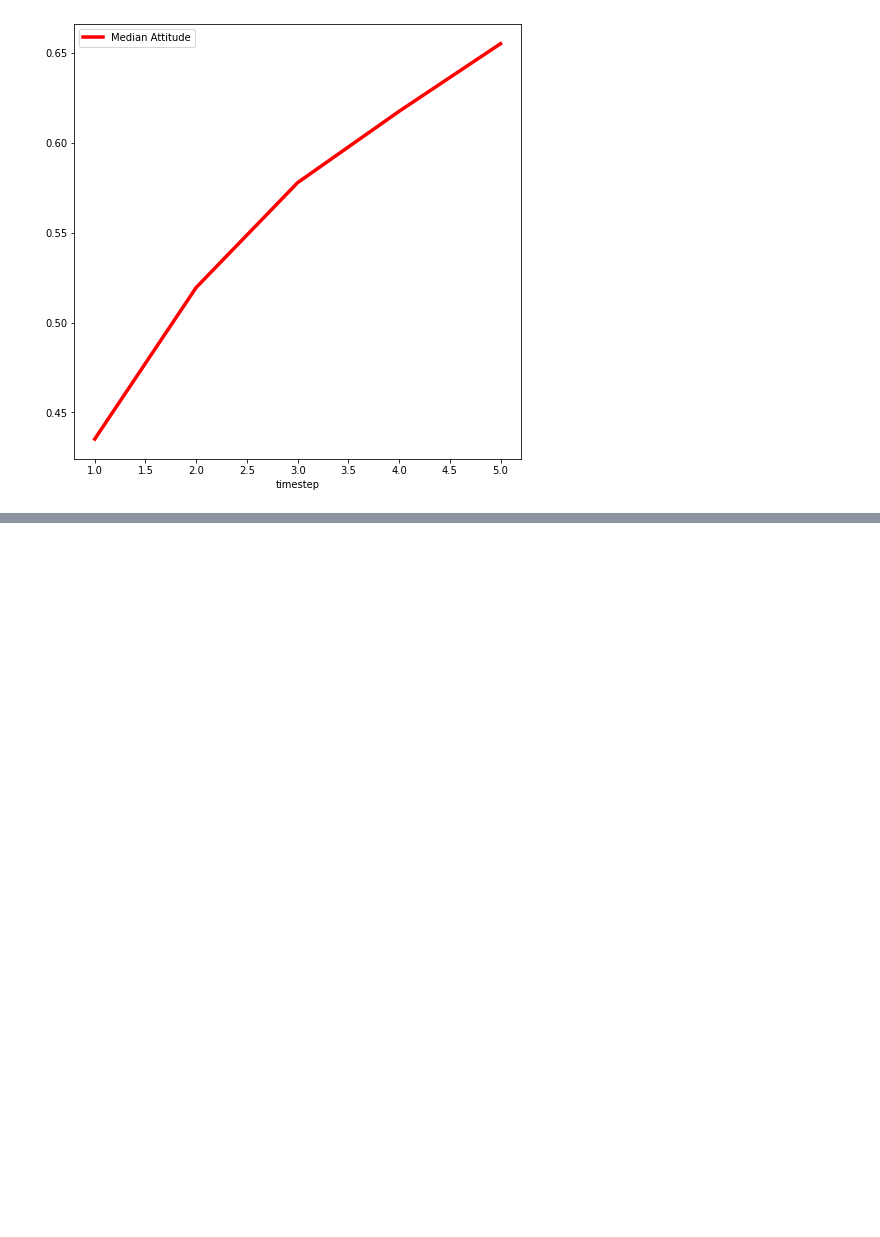
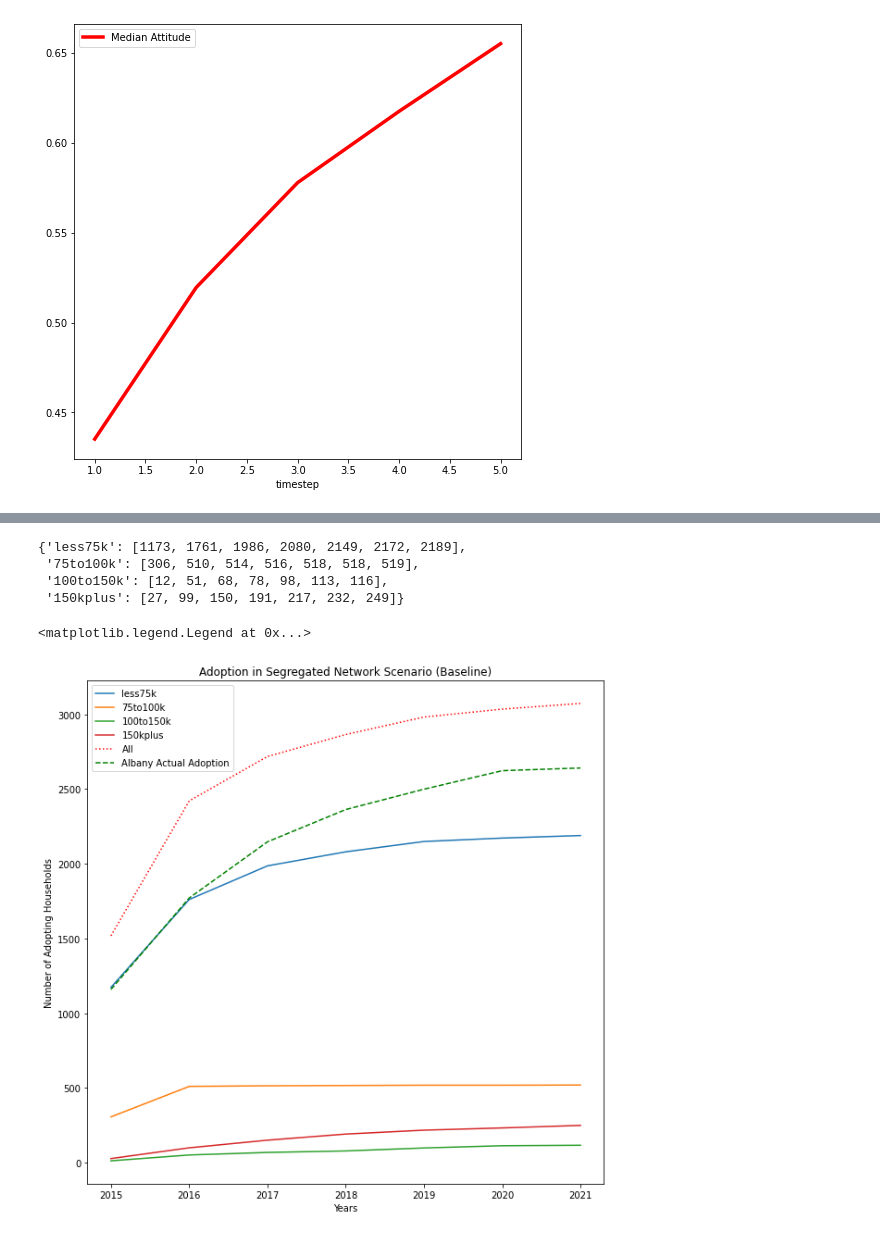
Before and after one commit to aarsundaram/Solar-Adoption-Model-ABM, a Jupyter notebook: notebook/results_processing.ipynb, the cells around one changed output, grey strips where cells are left out. Cells and saved outputs as stored; diff of their text form; code cells hidden in the pictures; blank space fills up the shorter version.

```diff
--- a/notebook/results_processing.ipynb
+++ b/notebook/results_processing.ipynb
@@ -7,12 +7,13 @@ from geopandas import GeoDataFrame
 import os
 import random
 import time
+import glob
 import networkx as nx
 import matplotlib.pyplot as plt
 %matplotlib inline
 
 path = os.getcwd()
-#rootpath = 'c:\\Users\\Gamelab\\Desktop\\RT\\Others\\Thesis\\Thesis_coding\\ABM\\Solar-Adoption-Agent-based-Model\\'
-rootpath = '/Users/rtseinstein/Documents/GitHub/Solar-Adoption-Agent-based-Model/'
+rootpath = 'c:\\Users\\Gamelab\\Desktop\\RT\\Others\\Thesis\\Thesis_coding\\ABM\\Solar-Adoption-Model-ABM\\'
+#rootpath = '/Users/rtseinstein/Documents/GitHub/Solar-Adoption-Agent-based-Model/'
 rootpath
 # %% [output]
@@ -120,0 +225,33 @@ plt.legend()
+# %%
+incomegroups={'less75k':[],'75to100k':[],'100to150k':[],'150kplus':[]}
+
+for i in range(1,8): #timesteps
+    t= seg.loc[seg['timestep']==i]
+    t= t.loc[t['adoption_status']==1]
+    t['income']= t['case_id'].map(incomemap)
+
+    a = t.groupby('income')['case_id'].count().to_dict()
+    for k in a.keys():
+        incomegroups[k].append(a[k])
+
+incomegroups
+# %% [output]
+{'less75k': [1173, 1761, 1986, 2080, 2149, 2172, 2189],
+ '75to100k': [306, 510, 514, 516, 518, 518, 519],
+ '100to150k': [12, 51, 68, 78, 98, 113, 116],
+ '150kplus': [27, 99, 150, 191, 217, 232, 249]}
+# %%
+#plotting
+fig,ax = plt.subplots(figsize=(10,10))
+timesteps= [2015,2016,2017,2018,2019,2020,2021]
+for income in incomegroups.keys():
+    plt.plot(timesteps,incomegroups[income],label=income)
+plt.plot(timesteps,modelresult,label='All',color='red',linestyle='dotted')
+plt.plot(timesteps,actual,label='Albany Actual Adoption',color='green',linestyle='dashed')
+plt.title('Adoption in Segregated Network Scenario (Baseline)')
+plt.xlabel('Years')
+plt.ylabel('Number of Adopting Households')
+plt.legend()
+# %% [output]
+<matplotlib.legend.Legend at 0x...>
+[figure, added]
```
Also changed, not shown: parts of 12 cells of this notebook, 4 other files.
